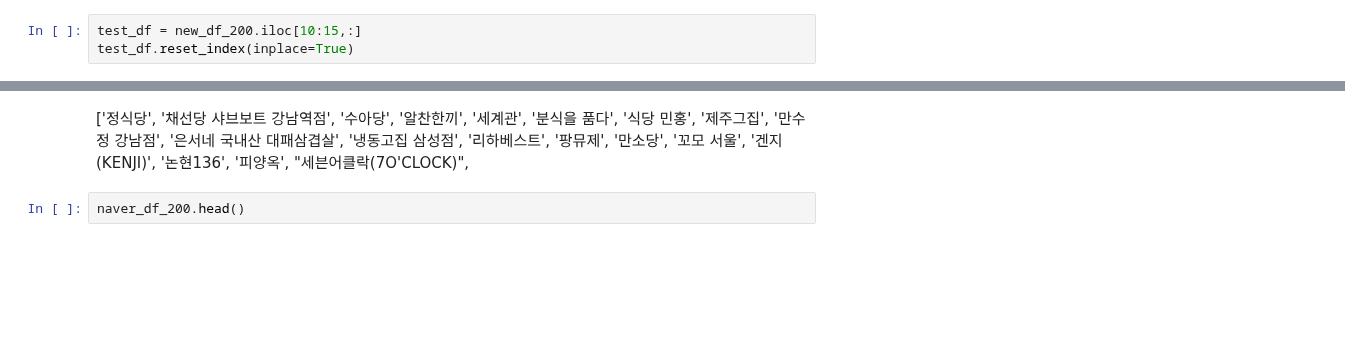
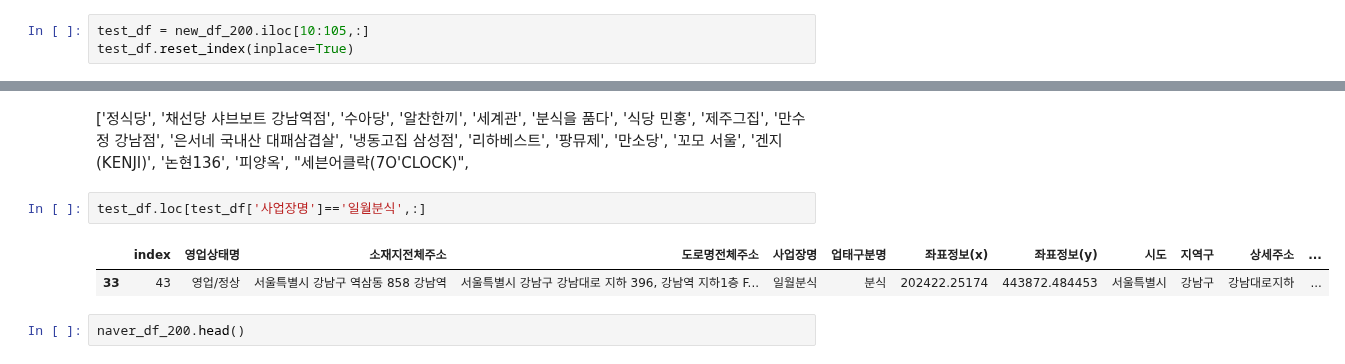
Before and after one commit to Lunch-Lab/data, a Jupyter notebook: naver_매장정보_크롤링(2).ipynb, the cells around one changed output, grey strips where cells are left out. Saved outputs shown, nothing was run; the diff lists cells and outputs as text; blank space fills up the shorter version.

```diff
--- a/naver_매장정보_크롤링(2).ipynb
+++ b/naver_매장정보_크롤링(2).ipynb
@@ -130,3 +226,3 @@ array(['정식당', '채선당 샤브보트 강남역점', '수아당', '알찬
 # %%
-test_df = new_df_200.iloc[10:15,:]
+test_df = new_df_200.iloc[10:105,:]
 test_df.reset_index(inplace=True)
@@ -364,6 +345,11 @@ naver_df_200 = pd.DataFrame({'식당이름':restaurant_name_list ,
 ['정식당', '채선당 샤브보트 강남역점', '수아당', '알찬한끼', '세계관', '분식을 품다', '식당 민홍',
        '제주그집', '만수정 강남점', '은서네 국내산 대패삼겹살', '냉동고집 삼성점', '리하베스트', '팡뮤제',
        '만소당', '꼬모 서울', '겐지(KENJI)', '논현136', '피양옥', "세븐어클락(7O'CLOCK)",
+# %%
+test_df.loc[test_df['사업장명']=='일월분식',:]
+# %% [output]
+|  | index | 영업상태명 | 소재지전체주소 | 도로명전체주소 | 사업장명 | 업태구분명 | 좌표정보(x) | 좌표정보(y) | 시도 | 지역구 | 상세주소 | ... |
+| 33 | 43 | 영업/정상 | 서울특별시 강남구 역삼동 858 강남역 | 서울특별시 강남구 강남대로 지하 396, 강남역 지하1층 F... | 일월분식 | 분식 | 202422.25174 | 443872.484453 | 서울특별시 | 강남구 | 강남대로지하 | ... |
 # %%
 naver_df_200.head()
 # %% [output]
```
Also changed, not shown: parts of 8 cells of this notebook.
